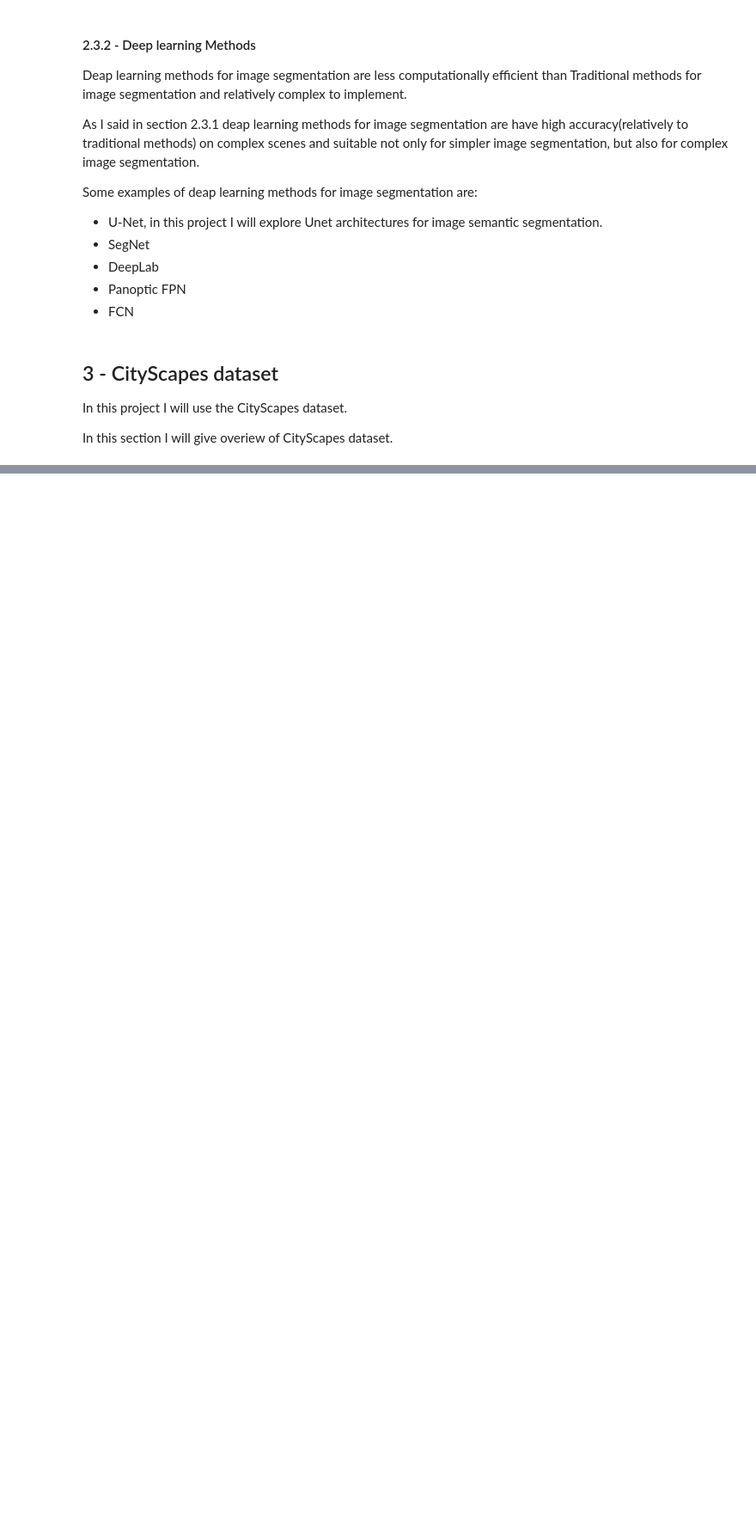
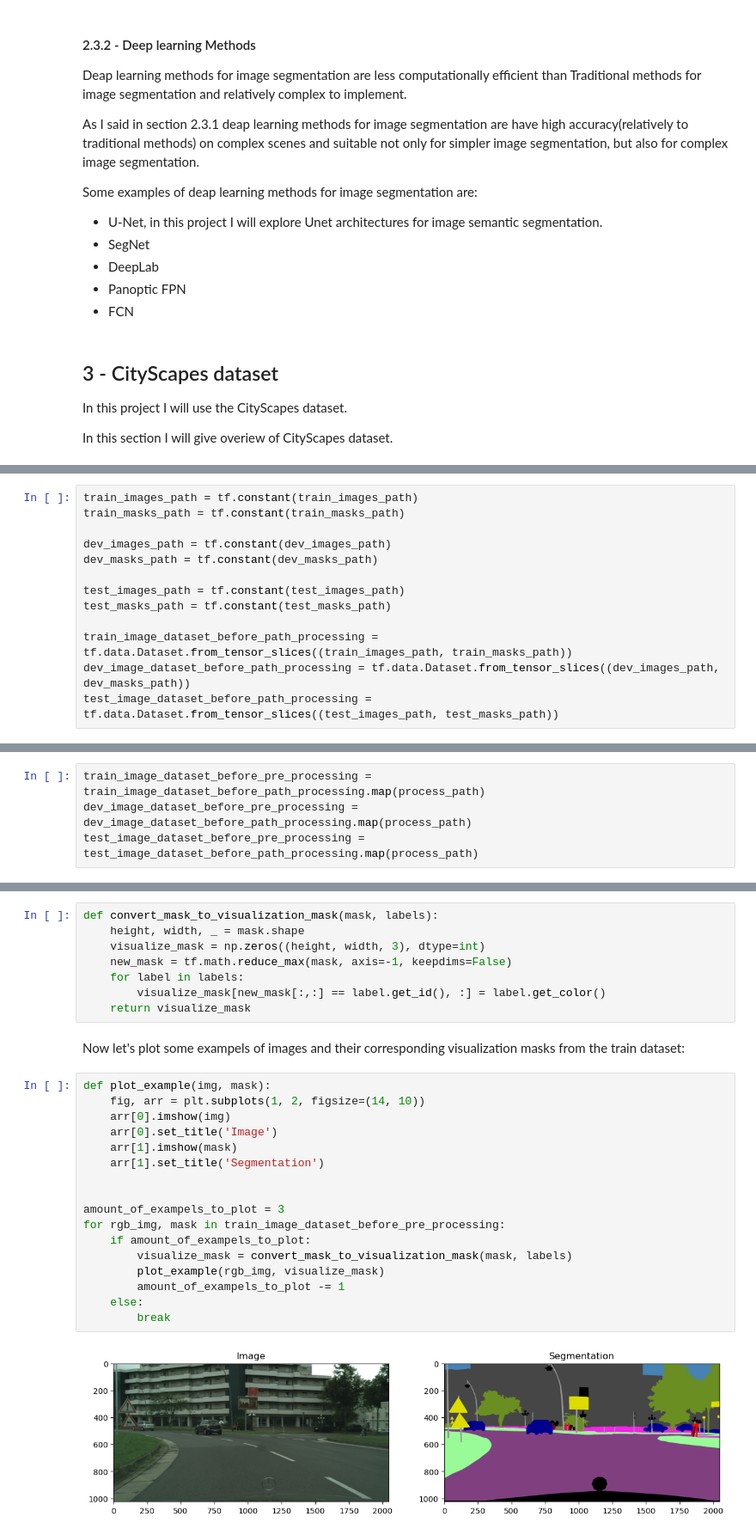
Before and after one commit to LiorMichaeli/Image-segmentation-for-self-driving-car, a Jupyter notebook: Img_segmentation.ipynb, the cells around one changed output, grey strips where cells are left out. Shown at 86% size. Saved outputs shown, nothing was run; the diff lists cells and outputs as text; blank space fills up the shorter version.

```diff
--- a/Img_segmentation.ipynb
+++ b/Img_segmentation.ipynb
@@ -206,0 +327,13 @@ The features of CityScapes dataset that I use are, according the <a href="https:
+# %%
+train_images_path = tf.constant(train_images_path)
+train_masks_path = tf.constant(train_masks_path)
+
+dev_images_path = tf.constant(dev_images_path)
+dev_masks_path = tf.constant(dev_masks_path)
+
+test_images_path = tf.constant(test_images_path)
+test_masks_path = tf.constant(test_masks_path)
+
+train_image_dataset_before_path_processing = tf.data.Dataset.from_tensor_slices((train_images_path, train_masks_path))
+dev_image_dataset_before_path_processing = tf.data.Dataset.from_tensor_slices((dev_images_path, dev_masks_path))
+test_image_dataset_before_path_processing = tf.data.Dataset.from_tensor_slices((test_images_path, test_masks_path))
@@ -206,0 +480,4 @@ The features of CityScapes dataset that I use are, according the <a href="https:
+# %%
+train_image_dataset_before_pre_processing = train_image_dataset_before_path_processing.map(process_path)
+dev_image_dataset_before_pre_processing = dev_image_dataset_before_path_processing.map(process_path)
+test_image_dataset_before_pre_processing = test_image_dataset_before_path_processing.map(process_path)
@@ -206,0 +510,29 @@ The features of CityScapes dataset that I use are, according the <a href="https:
+# %%
+def convert_mask_to_visualization_mask(mask, labels):
+    height, width, _ = mask.shape
+    visualize_mask = np.zeros((height, width, 3), dtype=int)
+    new_mask = tf.math.reduce_max(mask, axis=-1, keepdims=False)
+    for label in labels:
+        visualize_mask[new_mask[:,:] == label.get_id(), :] = label.get_color()
+    return visualize_mask
+# %% [markdown]
+Now let's plot some exampels of images and their corresponding visualization masks from the train dataset:
+# %%
+def plot_example(img, mask):
+    fig, arr = plt.subplots(1, 2, figsize=(14, 10))
+    arr[0].imshow(img)
+    arr[0].set_title('Image')
+    arr[1].imshow(mask)
+    arr[1].set_title('Segmentation')
+
+
+amount_of_exampels_to_plot = 3
+for rgb_img, mask in train_image_dataset_before_pre_processing:
+    if amount_of_exampels_to_plot:
+        visualize_mask = convert_mask_to_visualization_mask(mask, labels)
+        plot_example(rgb_img, visualize_mask)
+        amount_of_exampels_to_plot -= 1
+    else:
+        break
+# %% [output]
+[figure, added]
```
Also changed, not shown: parts of 27 cells of this notebook.
